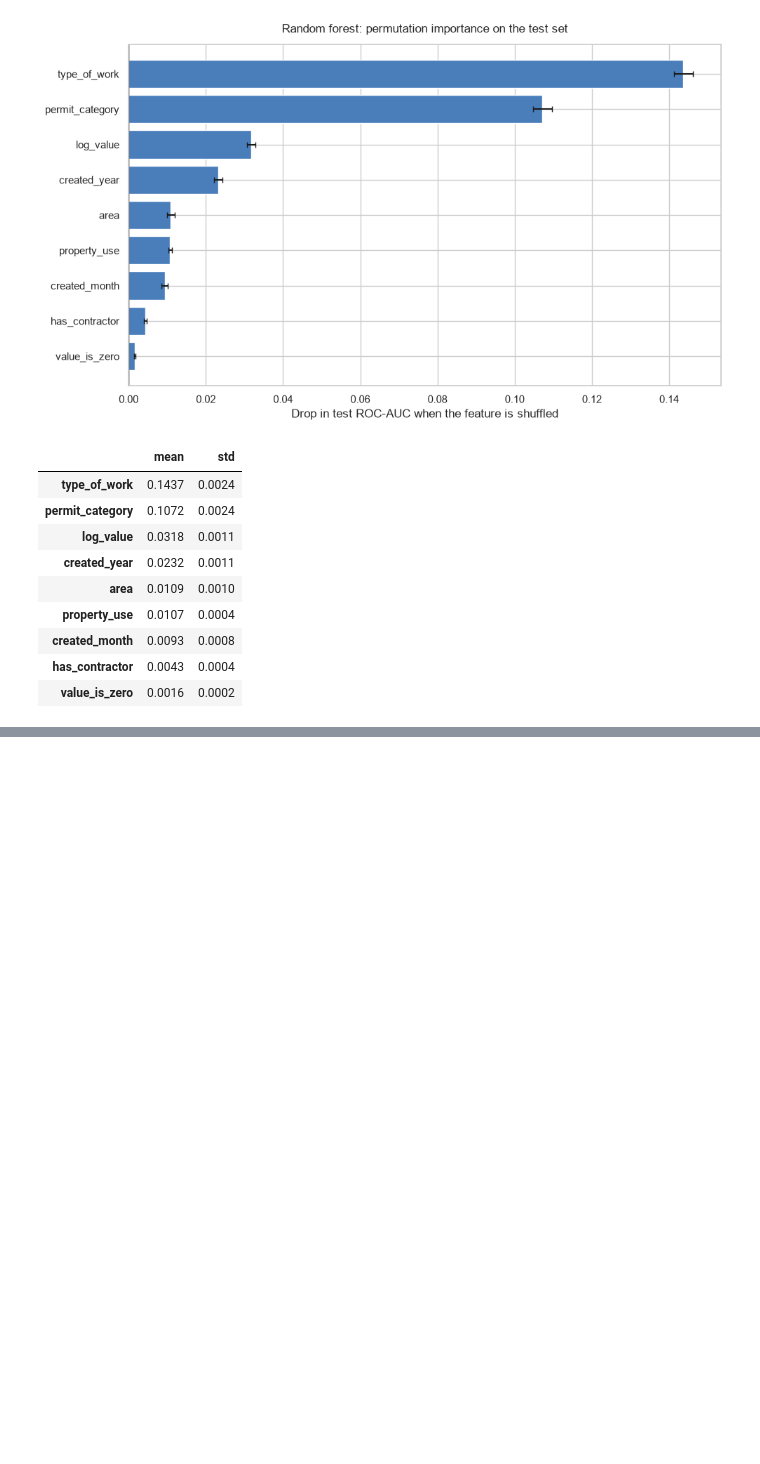
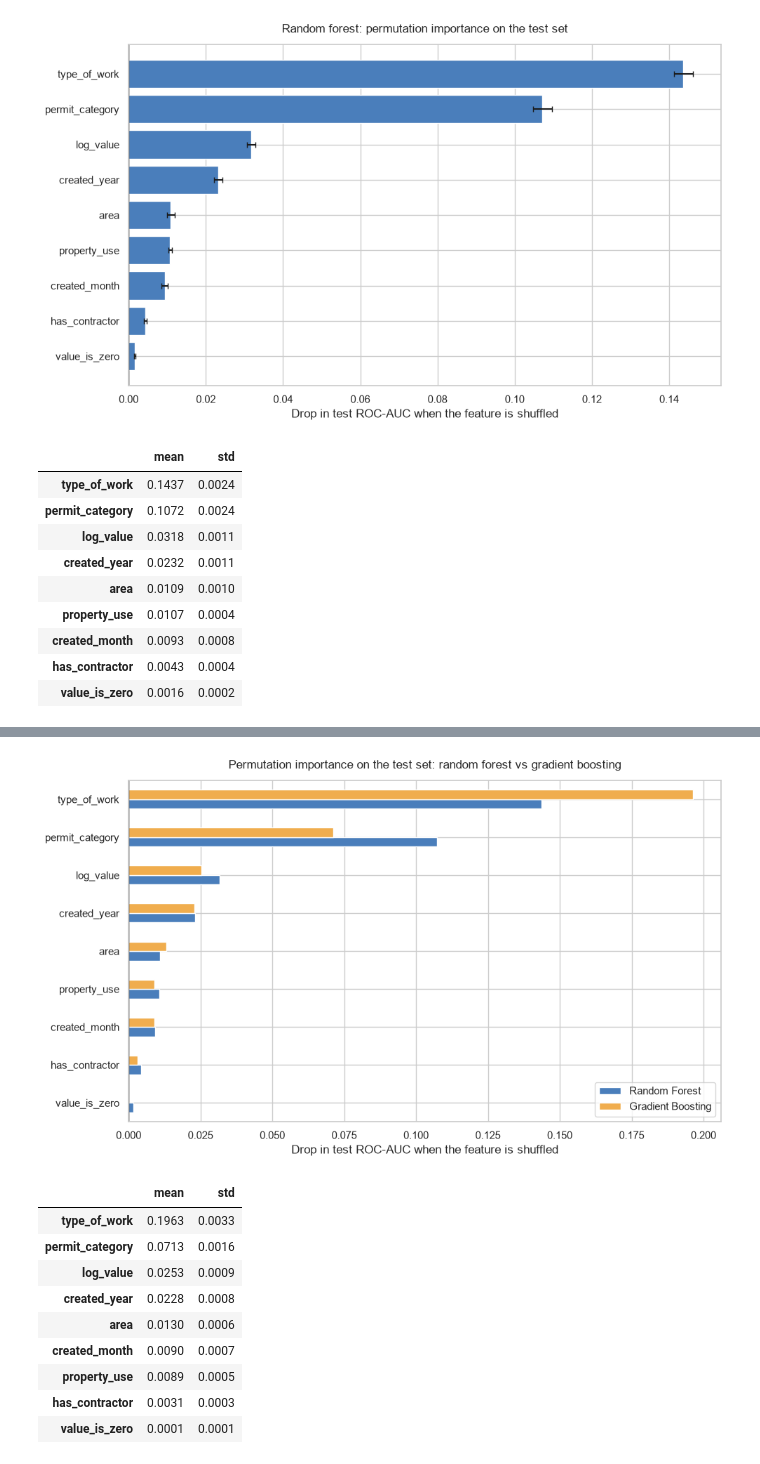
Before and after one commit to manbirsingh26/vancouver_permit_delays, a Jupyter notebook: code/03_models.ipynb, the cells around one changed output, grey strips where cells are left out. Cells and saved outputs as stored; diff of their text form; code cells hidden in the pictures; blank space fills up the shorter version.

```diff
--- a/code/03_models.ipynb
+++ b/code/03_models.ipynb
@@ -400,0 +458,37 @@ perm_df.sort_values("mean", ascending=False).round(4)
+# %%
+# permutation importance for gradient boosting and comparison with random forest
+gb_perm = permutation_importance(best_gb, X_test, y_test, scoring="roc_auc",
+                                 n_repeats=10, random_state=SEED, n_jobs=1)
+
+gb_perm_df = pd.DataFrame({"mean": gb_perm.importances_mean, "std": gb_perm.importances_std},
+                          index=X_test.columns)
+
+perm_compare = pd.DataFrame({
+    "Random Forest": perm_df["mean"],
+    "Gradient Boosting": gb_perm_df["mean"],
+}).sort_values("Random Forest")
+
+fig, ax = plt.subplots(figsize=(10, 6))
+perm_compare.plot.barh(ax=ax, color=["#4a7ebb", "#f0ad4e"])
+ax.axvline(0, color="black", linewidth=1)
+ax.set_title("Permutation importance on the test set: random forest vs gradient boosting", pad=12)
+ax.set_xlabel("Drop in test ROC-AUC when the feature is shuffled")
+ax.set_ylabel("")
+ax.legend(loc="lower right")
+plt.tight_layout()
+plt.savefig(FIG_DIR / "20_perm_importance_rf_vs_gb.png", dpi=150)
+plt.show()
+
+gb_perm_df.sort_values("mean", ascending=False).round(4)
+# %% [output]
+[figure, added]
+|  | mean | std |
+| type_of_work | 0.1963 | 0.0033 |
+| permit_category | 0.0713 | 0.0016 |
+| log_value | 0.0253 | 0.0009 |
+| created_year | 0.0228 | 0.0008 |
+| area | 0.0130 | 0.0006 |
+| created_month | 0.0090 | 0.0007 |
+| property_use | 0.0089 | 0.0005 |
+| has_contractor | 0.0031 | 0.0003 |
+| value_is_zero | 0.0001 | 0.0001 |
```
Also changed, not shown: parts of 6 cells of this notebook, 2 other files.
